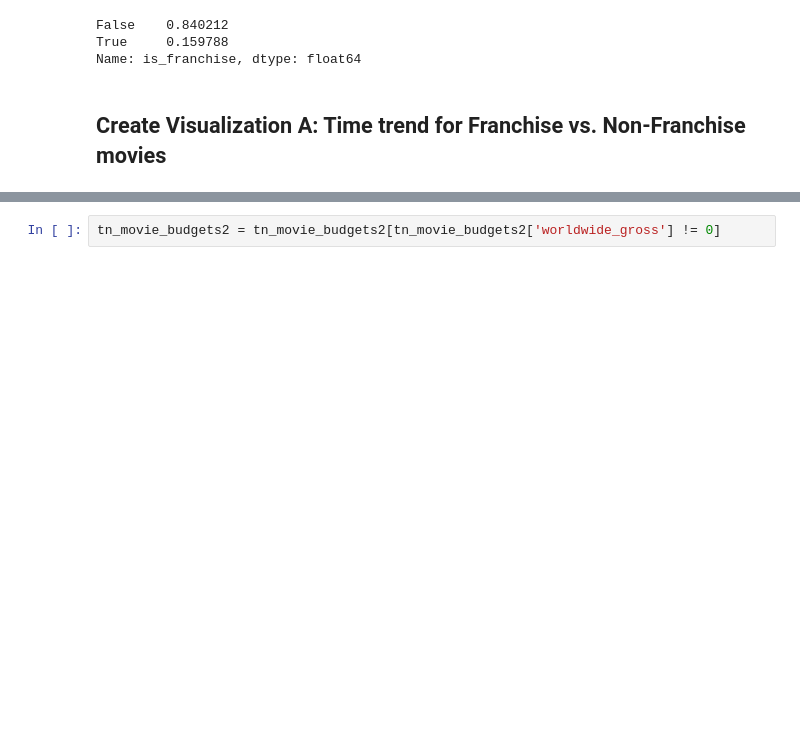
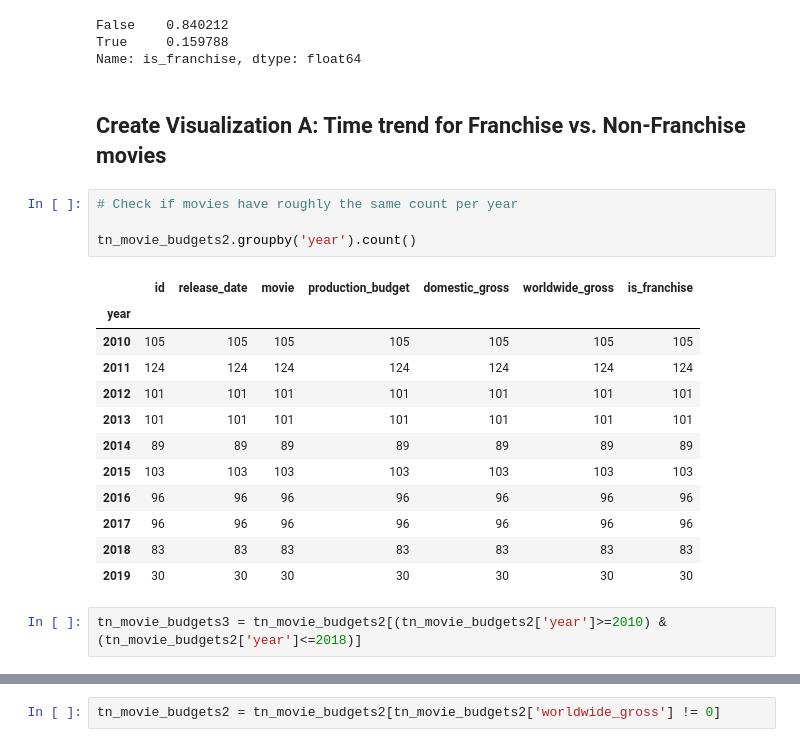
Before and after one commit to kuninethan95/dsc-phase-1-project, a Jupyter notebook: Phase 1 Project Notebook.ipynb, the cells around one changed output, grey strips where cells are left out. Saved outputs shown, nothing was run; the diff lists cells and outputs as text; blank space fills up the shorter version.

```diff
--- a/Phase 1 Project Notebook.ipynb
+++ b/Phase 1 Project Notebook.ipynb
@@ -1008,6 +1010,25 @@ True     0.159788
 Name: is_franchise, dtype: float64
 # %% [markdown]
 ## Create Visualization A: Time trend for Franchise vs. Non-Franchise movies
+# %%
+# Check if movies have roughly the same count per year
+
+tn_movie_budgets2.groupby('year').count()
+# %% [output]
+|  | id | release_date | movie | production_budget | domestic_gross | worldwide_gross | is_franchise |
+| year |  |  |  |  |  |  |  |
+| 2010 | 105 | 105 | 105 | 105 | 105 | 105 | 105 |
+| 2011 | 124 | 124 | 124 | 124 | 124 | 124 | 124 |
+| 2012 | 101 | 101 | 101 | 101 | 101 | 101 | 101 |
+| 2013 | 101 | 101 | 101 | 101 | 101 | 101 | 101 |
+| 2014 | 89 | 89 | 89 | 89 | 89 | 89 | 89 |
+| 2015 | 103 | 103 | 103 | 103 | 103 | 103 | 103 |
+| 2016 | 96 | 96 | 96 | 96 | 96 | 96 | 96 |
+| 2017 | 96 | 96 | 96 | 96 | 96 | 96 | 96 |
+| 2018 | 83 | 83 | 83 | 83 | 83 | 83 | 83 |
+| 2019 | 30 | 30 | 30 | 30 | 30 | 30 | 30 |
+# %%
+tn_movie_budgets3 = tn_movie_budgets2[(tn_movie_budgets2['year']>=2010) & (tn_movie_budgets2['year']<=2018)]
 # %%
 with plt.style.context('bmh'):
     fig, ax = plt.subplots(figsize=(10,6))
```
Also changed, not shown: parts of 6 cells of this notebook, 2 other files.
